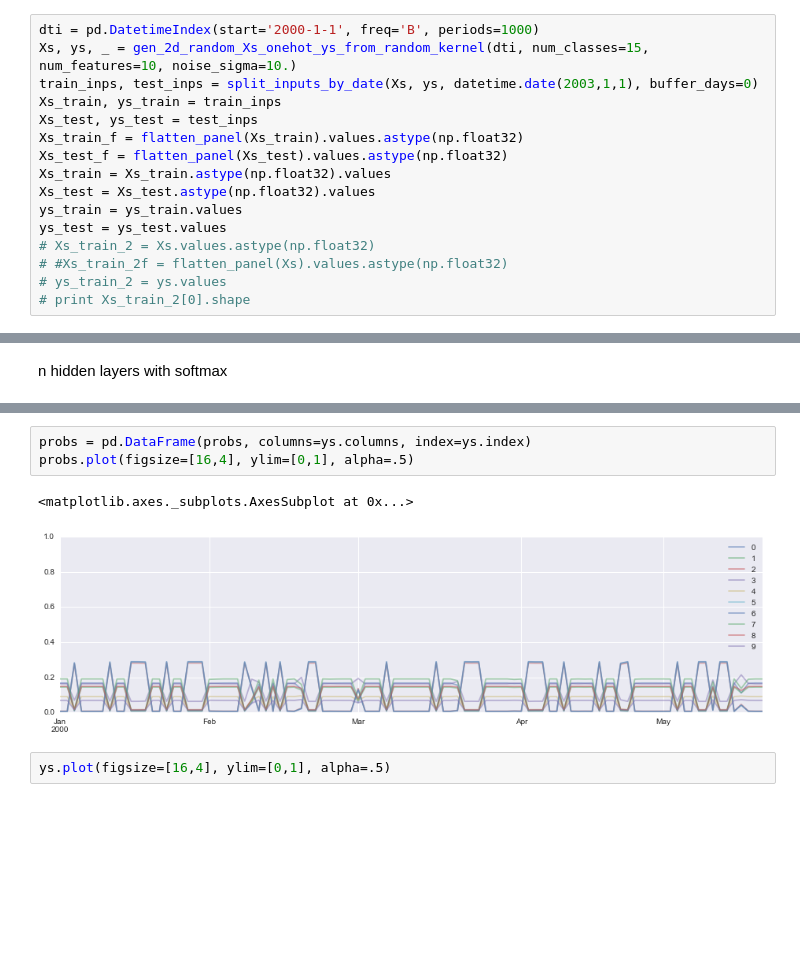
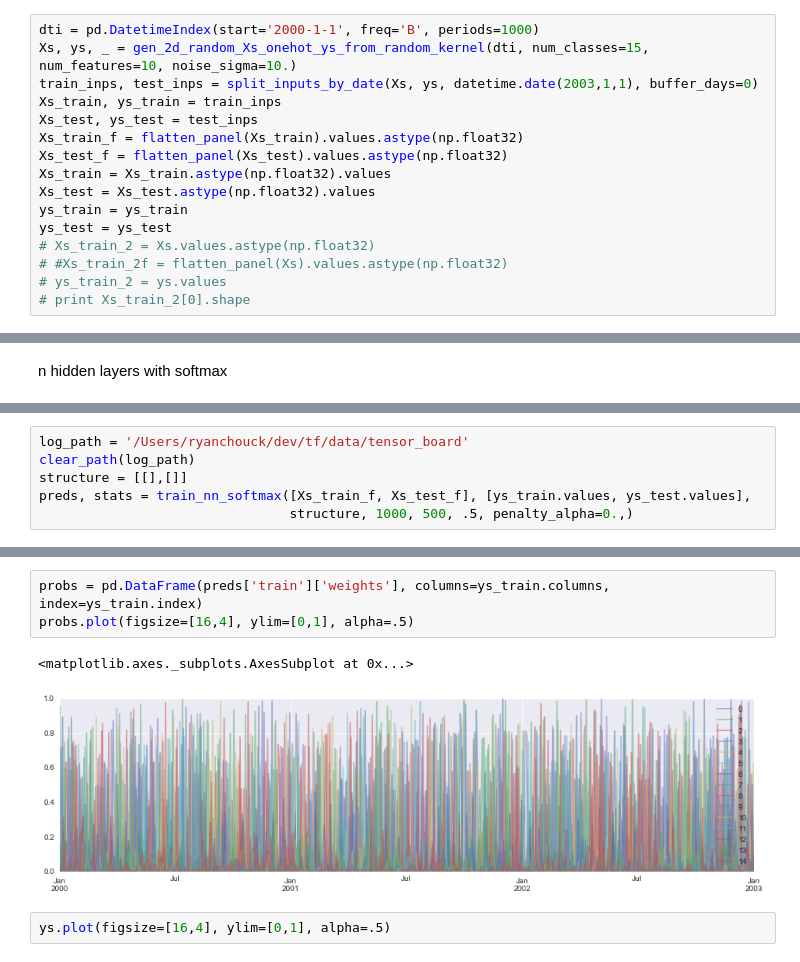
Before and after one commit to rhouck/nn_port, a Jupyter notebook: train model.ipynb, the cells around one changed output, grey strips where cells are left out. Cells and saved outputs as stored; diff of their text form; blank space fills up the shorter version.

```diff
--- a/train model.ipynb
+++ b/train model.ipynb
@@ -131,8 +141,8 @@ Xs_train_f = flatten_panel(Xs_train).values.astype(np.float32)
 Xs_test_f = flatten_panel(Xs_test).values.astype(np.float32)
 Xs_train = Xs_train.astype(np.float32).values
 Xs_test = Xs_test.astype(np.float32).values
-ys_train = ys_train.values
-ys_test = ys_test.values
+ys_train = ys_train
+ys_test = ys_test
 # Xs_train_2 = Xs.values.astype(np.float32)
 # #Xs_train_2f = flatten_panel(Xs).values.astype(np.float32)
 # ys_train_2 = ys.values
@@ -164,0 +176,6 @@ cross entropy:  0.423647403717
+# %%
+log_path = '/Users/ryanchouck/dev/tf/data/tensor_board'
+clear_path(log_path)
+structure = [[],[]]
+preds, stats = train_nn_softmax([Xs_train_f, Xs_test_f], [ys_train.values, ys_test.values],
+                                structure, 1000, 500, .5, penalty_alpha=0.,)
@@ -165,9 +195,9 @@ cross entropy:  0.423647403717
 # %%
-probs = pd.DataFrame(probs, columns=ys.columns, index=ys.index)
+probs = pd.DataFrame(preds['train']['weights'], columns=ys_train.columns, index=ys_train.index)
 probs.plot(figsize=[16,4], ylim=[0,1], alpha=.5)
 # %% [output]
 <matplotlib.axes._subplots.AxesSubplot at 0x...>
-[figure, old version]
+[figure, new version]
 # %%
 ys.plot(figsize=[16,4], ylim=[0,1], alpha=.5)
 # %% [output]
```
Also changed, not shown: parts of 7 cells of this notebook, 4 other files.
